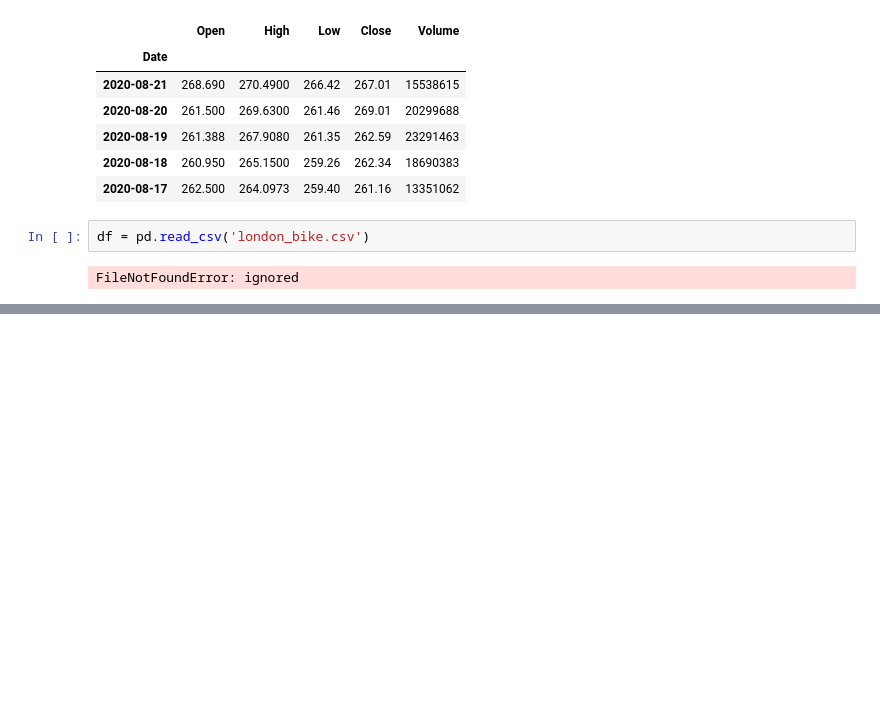
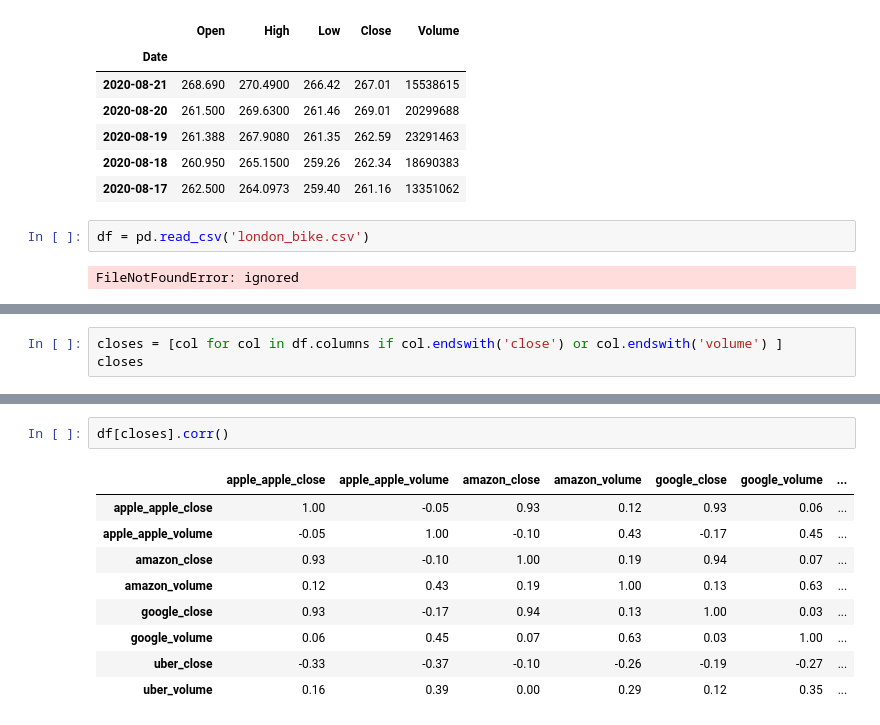
Before and after one commit to KrzysztofNa/data_science_bootcamp, a Jupyter notebook: 02_dane_giełdowe.ipynb, the cells around one changed output, grey strips where cells are left out. Drawn from its saved outputs; the diff is of its cells as text; blank space fills up the shorter version.

```diff
--- a/02_dane_giełdowe.ipynb
+++ b/02_dane_giełdowe.ipynb
@@ -222,0 +301,3 @@ FileNotFoundError: ignored
+# %%
+closes = [col for col in df.columns if col.endswith('close') or col.endswith('volume') ]
+closes
@@ -222,0 +313,12 @@ FileNotFoundError: ignored
+# %%
+df[closes].corr()
+# %% [output]
+|  | apple_apple_close | apple_apple_volume | amazon_close | amazon_volume | google_close | google_volume | ... |
+| apple_apple_close | 1.00 | -0.05 | 0.93 | 0.12 | 0.93 | 0.06 | ... |
+| apple_apple_volume | -0.05 | 1.00 | -0.10 | 0.43 | -0.17 | 0.45 | ... |
+| amazon_close | 0.93 | -0.10 | 1.00 | 0.19 | 0.94 | 0.07 | ... |
+| amazon_volume | 0.12 | 0.43 | 0.19 | 1.00 | 0.13 | 0.63 | ... |
+| google_close | 0.93 | -0.17 | 0.94 | 0.13 | 1.00 | 0.03 | ... |
+| google_volume | 0.06 | 0.45 | 0.07 | 0.63 | 0.03 | 1.00 | ... |
+| uber_close | -0.33 | -0.37 | -0.10 | -0.26 | -0.19 | -0.27 | ... |
+| uber_volume | 0.16 | 0.39 | 0.00 | 0.29 | 0.12 | 0.35 | ... |
```
Also changed, not shown: parts of 9 cells of this notebook.
